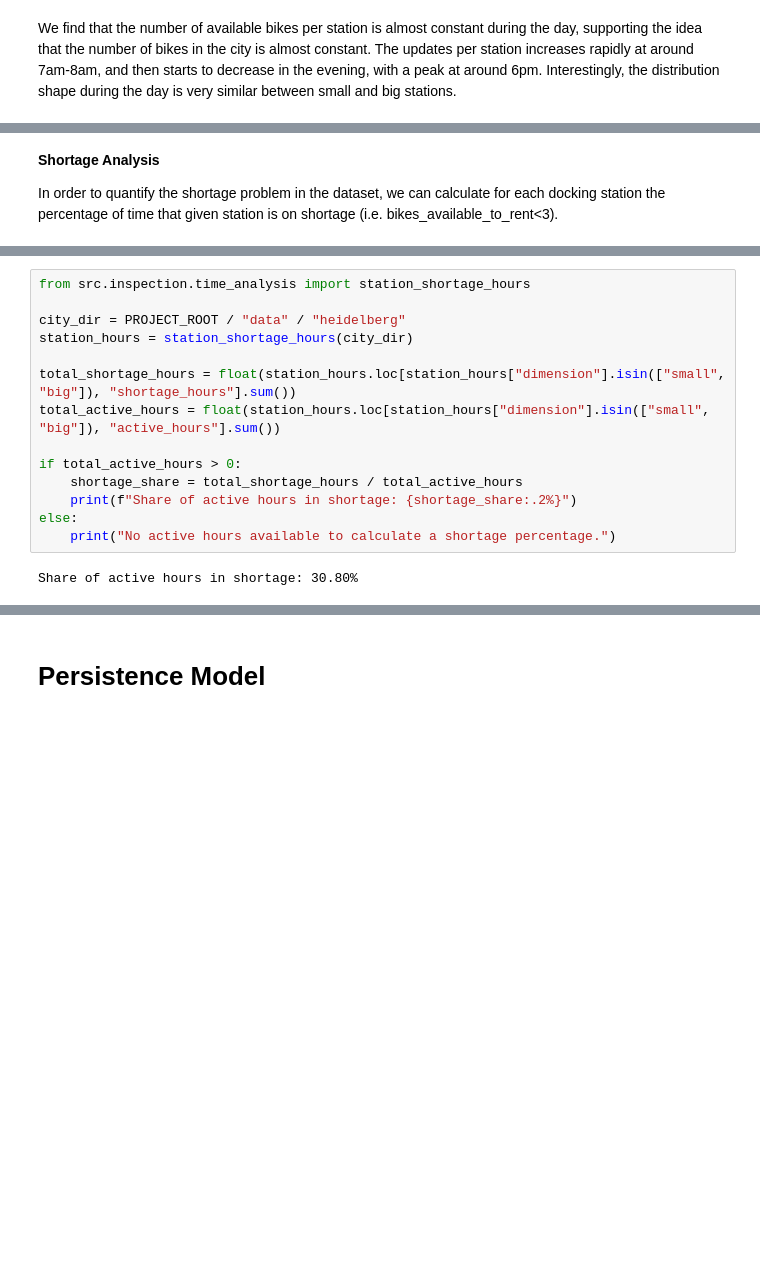
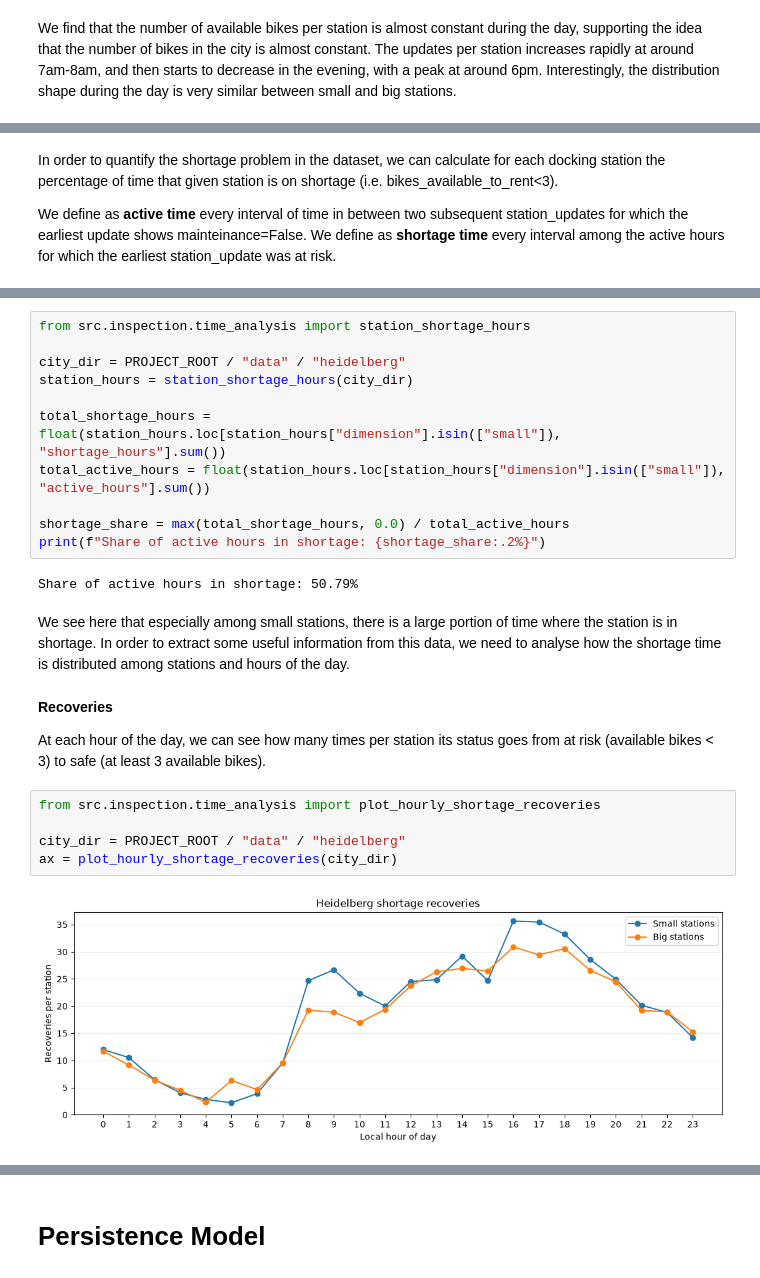
Before and after one commit to foretell-labs/CityFlow, a Jupyter notebook: notebooks/01_data_exploration.ipynb, the cells around one changed output, grey strips where cells are left out. Cells and saved outputs as stored; diff of their text form; blank space fills up the shorter version.

Commit message:
Improved plotting of shortage analysis.
Modified plotting function to show trend for small and big stations simulataneously.

```diff
--- a/notebooks/01_data_exploration.ipynb
+++ b/notebooks/01_data_exploration.ipynb
@@ -219,7 +221,7 @@ We find that the number of available bikes per station is almost constant during
 # %% [markdown]
-**Shortage Analysis**
+In order to quantify the shortage problem in the dataset, we can calculate for each docking station the percentage of time that given station is on shortage (i.e. bikes_available_to_rent<3).
 
-In order to quantify the shortage problem in the dataset, we can calculate for each docking station the percentage of time that given station is on shortage (i.e. bikes_available_to_rent<3).
+We define as **active time** every interval of time in between two subsequent station_updates for which the earliest update shows mainteinance=False. We define as **shortage time** every interval among the active hours for which the earliest station_update was at risk.
 # %%
 from src.inspection.time_analysis import station_shortage_hours
 
@@ -238,13 +240,23 @@ from src.inspection.time_analysis import station_shortage_hours
 city_dir = PROJECT_ROOT / "data" / "heidelberg"
 station_hours = station_shortage_hours(city_dir)
 
-total_shortage_hours = float(station_hours.loc[station_hours["dimension"].isin(["small", "big"]), "shortage_hours"].sum())
-total_active_hours = float(station_hours.loc[station_hours["dimension"].isin(["small", "big"]), "active_hours"].sum())
+total_shortage_hours = float(station_hours.loc[station_hours["dimension"].isin(["small"]), "shortage_hours"].sum())
+total_active_hours = float(station_hours.loc[station_hours["dimension"].isin(["small"]), "active_hours"].sum())
 
-if total_active_hours > 0:
-    shortage_share = total_shortage_hours / total_active_hours
-    print(f"Share of active hours in shortage: {shortage_share:.2%}")
-else:
-    print("No active hours available to calculate a shortage percentage.")
+shortage_share = max(total_shortage_hours, 0.0) / total_active_hours
+print(f"Share of active hours in shortage: {shortage_share:.2%}")
 # %% [output]
-Share of active hours in shortage: 30.80%
+Share of active hours in shortage: 50.79%
+# %% [markdown]
+We see here that especially among small stations, there is a large portion of time where the station is in shortage. In order to extract some useful information from this data, we need to analyse how the shortage time is distributed among stations and hours of the day.
+# %% [markdown]
+**Recoveries**
+
+At each hour of the day, we can see how many times per station its status goes from at risk (available bikes < 3) to safe (at least 3 available bikes).
+# %%
+from src.inspection.time_analysis import plot_hourly_shortage_recoveries
+
+city_dir = PROJECT_ROOT / "data" / "heidelberg"
+ax = plot_hourly_shortage_recoveries(city_dir)
+# %% [output]
+[figure, added]
```
Also changed, not shown: parts of 3 cells of this notebook, 2 other files.
